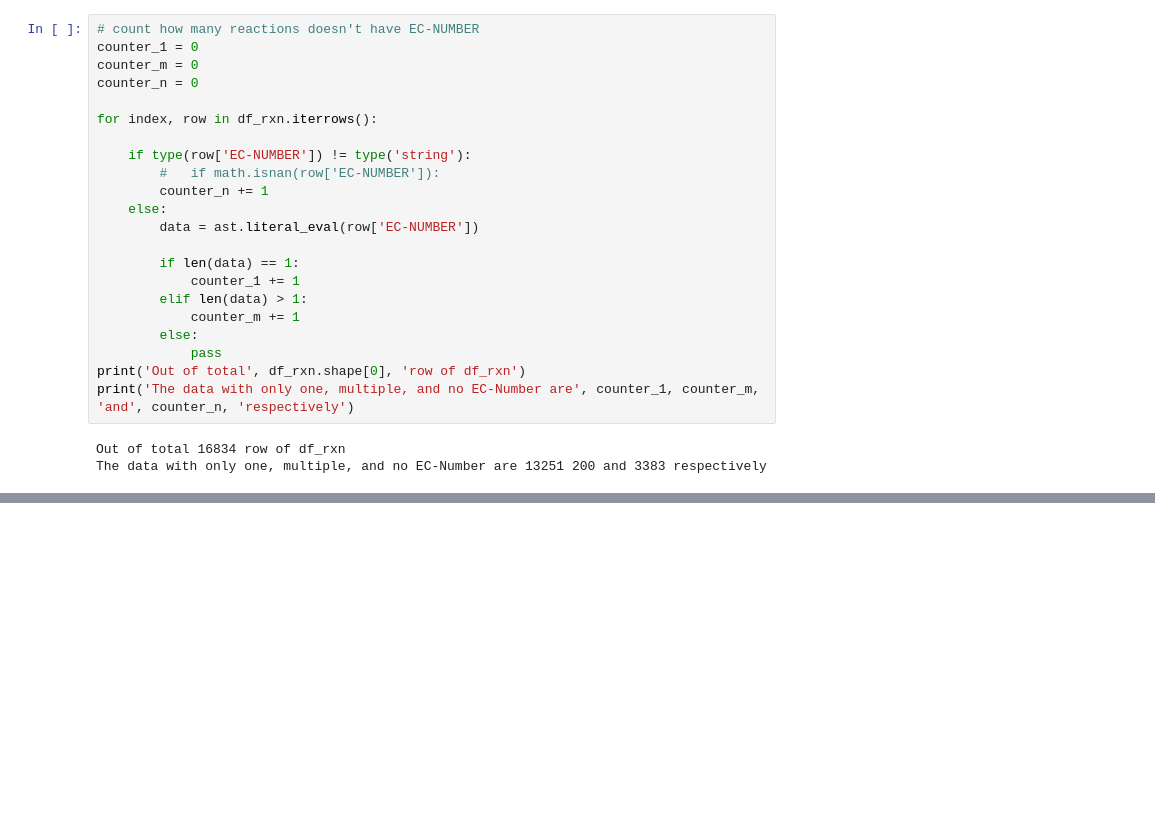
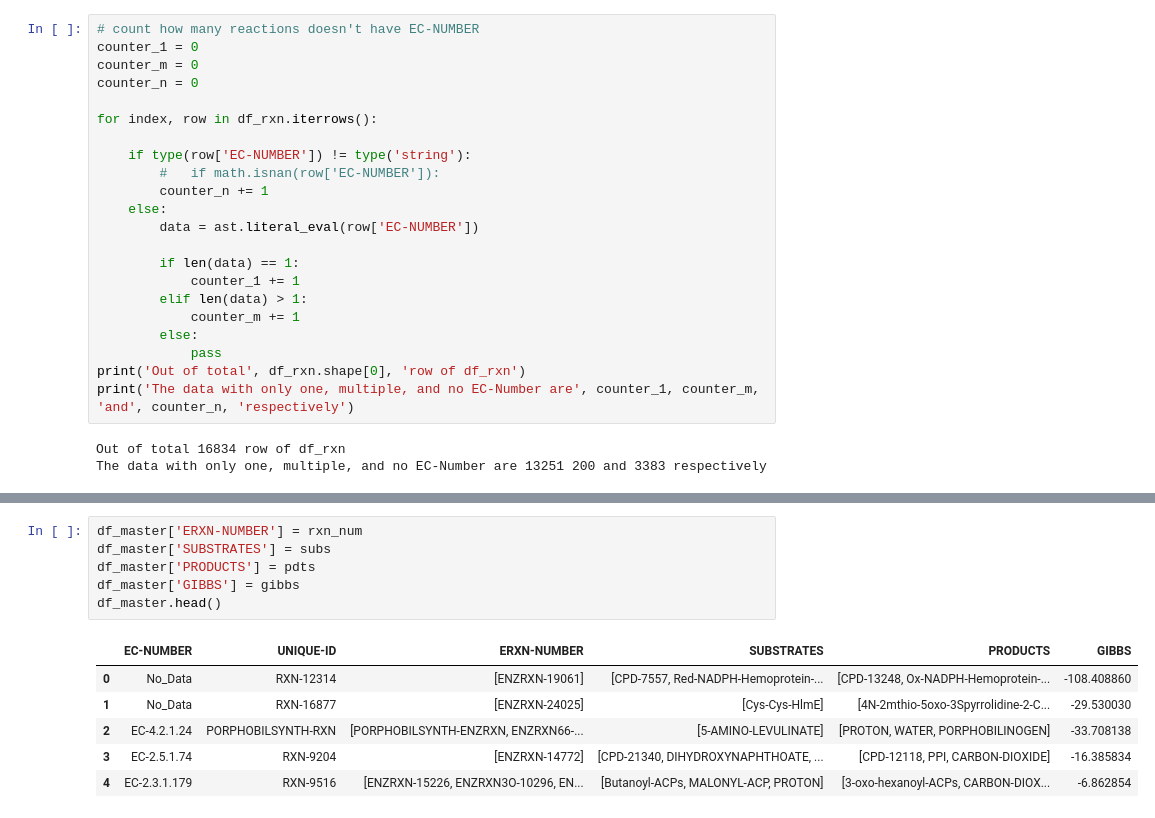
Before and after one commit to metamoles/metamoles, a Jupyter notebook: notebooks/Data_organization.ipynb, the cells around one changed output, grey strips where cells are left out. Saved outputs shown, nothing was run; the diff lists cells and outputs as text; blank space fills up the shorter version.

```diff
--- a/notebooks/Data_organization.ipynb
+++ b/notebooks/Data_organization.ipynb
@@ -309,0 +361,13 @@ The data with only one, multiple, and no EC-Number are 13251 200 and 3383 respec
+# %%
+df_master['ERXN-NUMBER'] = rxn_num
+df_master['SUBSTRATES'] = subs
+df_master['PRODUCTS'] = pdts
+df_master['GIBBS'] = gibbs
+df_master.head()
+# %% [output]
+|  | EC-NUMBER | UNIQUE-ID | ERXN-NUMBER | SUBSTRATES | PRODUCTS | GIBBS |
+| 0 | No_Data | RXN-12314 | [ENZRXN-19061] | [CPD-7557, Red-NADPH-Hemoprotein-... | [CPD-13248, Ox-NADPH-Hemoprotein-... | -108.408860 |
+| 1 | No_Data | RXN-16877 | [ENZRXN-24025] | [Cys-Cys-HlmE] | [4N-2mthio-5oxo-3Spyrrolidine-2-C... | -29.530030 |
+| 2 | EC-4.2.1.24 | PORPHOBILSYNTH-RXN | [PORPHOBILSYNTH-ENZRXN, ENZRXN66-... | [5-AMINO-LEVULINATE] | [PROTON, WATER, PORPHOBILINOGEN] | -33.708138 |
+| 3 | EC-2.5.1.74 | RXN-9204 | [ENZRXN-14772] | [CPD-21340, DIHYDROXYNAPHTHOATE, ... | [CPD-12118, PPI, CARBON-DIOXIDE] | -16.385834 |
+| 4 | EC-2.3.1.179 | RXN-9516 | [ENZRXN-15226, ENZRXN3O-10296, EN... | [Butanoyl-ACPs, MALONYL-ACP, PROTON] | [3-oxo-hexanoyl-ACPs, CARBON-DIOX... | -6.862854 |
```
Also changed, not shown: parts of 10 cells of this notebook.
